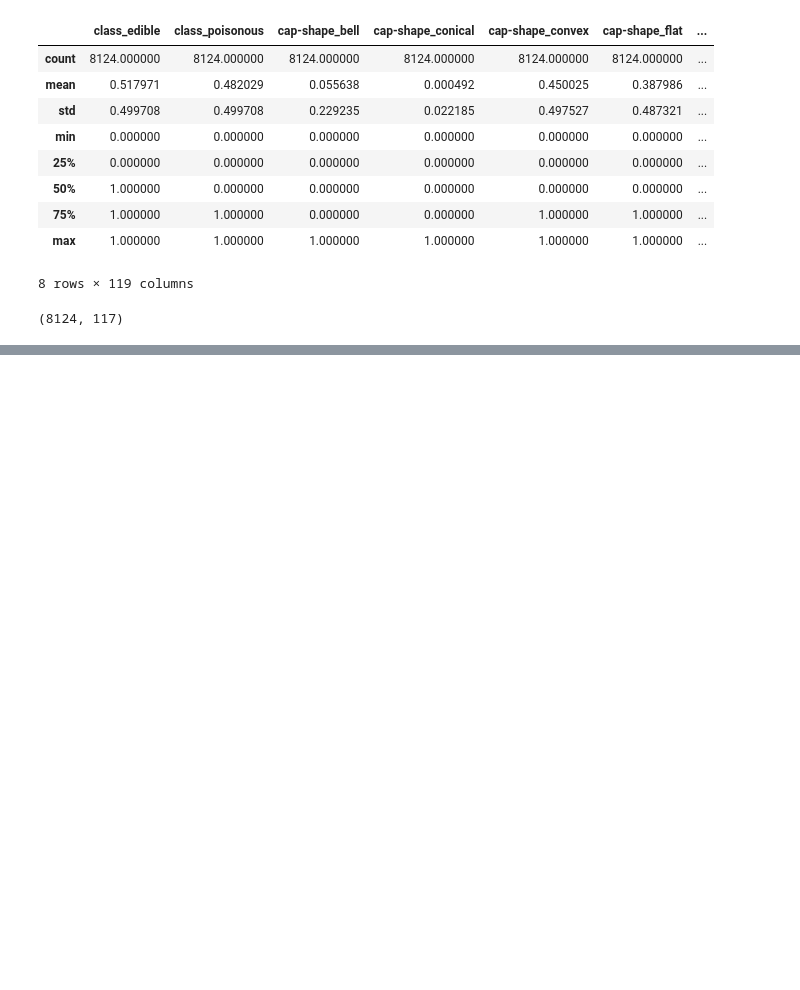
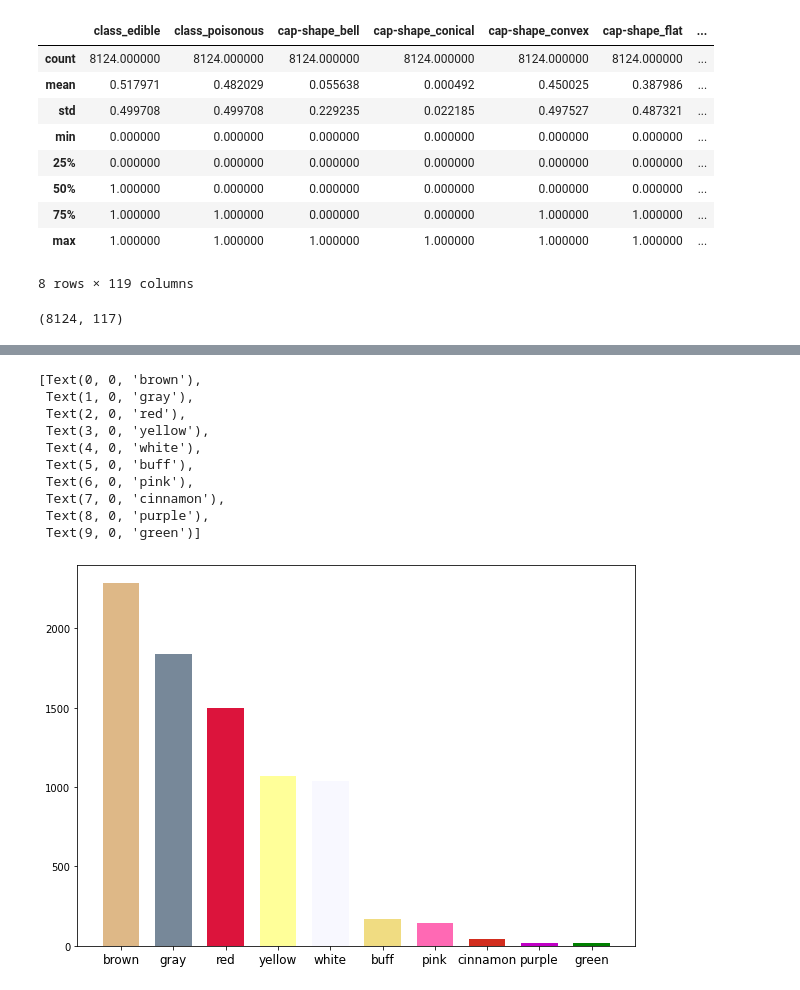
Before and after one commit to poojithabhat/Mushroom-Classifier, a Jupyter notebook: Mushroom Classifier Data Cleansing.ipynb, the cells around one changed output, grey strips where cells are left out. Cells and saved outputs as stored; diff of their text form; code cells hidden in the pictures; blank space fills up the shorter version.

```diff
--- a/Mushroom Classifier Data Cleansing.ipynb
+++ b/Mushroom Classifier Data Cleansing.ipynb
@@ -395,0 +404,11 @@ mushroom_renamed_encoded.shape
+# %%
+cap_colors = mushroom_renamed['cap-color'].value_counts()
+m_height = cap_colors.values.tolist() #Provides numerical values
+cap_color_labels  = cap_colors.axes[0].tolist()
+ind = np.arange(10)
+width =0.7
+colors = ['#DEB887','#778899','#DC143C','#FFFF99','#f8f8ff','#F0DC82','#FF69B4','#D22D1E','#C000C5','g']
+fig, ax = plt.subplots(figsize=(10,7))
+mushroom_bars = ax.bar(ind, m_height , width,color =colors)
+ax.set_xticks(ind)
+ax.set_xticklabels(('brown', 'gray','red','yellow','white','buff','pink','cinnamon','purple','green'), fontsize=12)
@@ -395,0 +444,20 @@ mushroom_renamed_encoded.shape
+# %%
+ind = np.arange(10)
+width =0.7
+colors = ['#DEB887','#778899','#DC143C','#FFFF99','#f8f8ff','#F0DC82','#FF69B4','#D22D1E','#C000C5','g']
+fig, ax = plt.subplots(figsize=(10,7))
+mushroom_bars = ax.bar(ind, m_height , width,color =colors)
+ax.set_xticks(ind)
+ax.set_xticklabels(('brown', 'gray','red','yellow','white','buff','pink','cinnamon','purple','green'), fontsize=12)
+# %% [output]
+[Text(0, 0, 'brown'),
+ Text(1, 0, 'gray'),
+ Text(2, 0, 'red'),
+ Text(3, 0, 'yellow'),
+ Text(4, 0, 'white'),
+ Text(5, 0, 'buff'),
+ Text(6, 0, 'pink'),
+ Text(7, 0, 'cinnamon'),
+ Text(8, 0, 'purple'),
+ Text(9, 0, 'green')]
+[figure, added]
```
Also changed, not shown: parts of 8 cells of this notebook, 1 other file.
